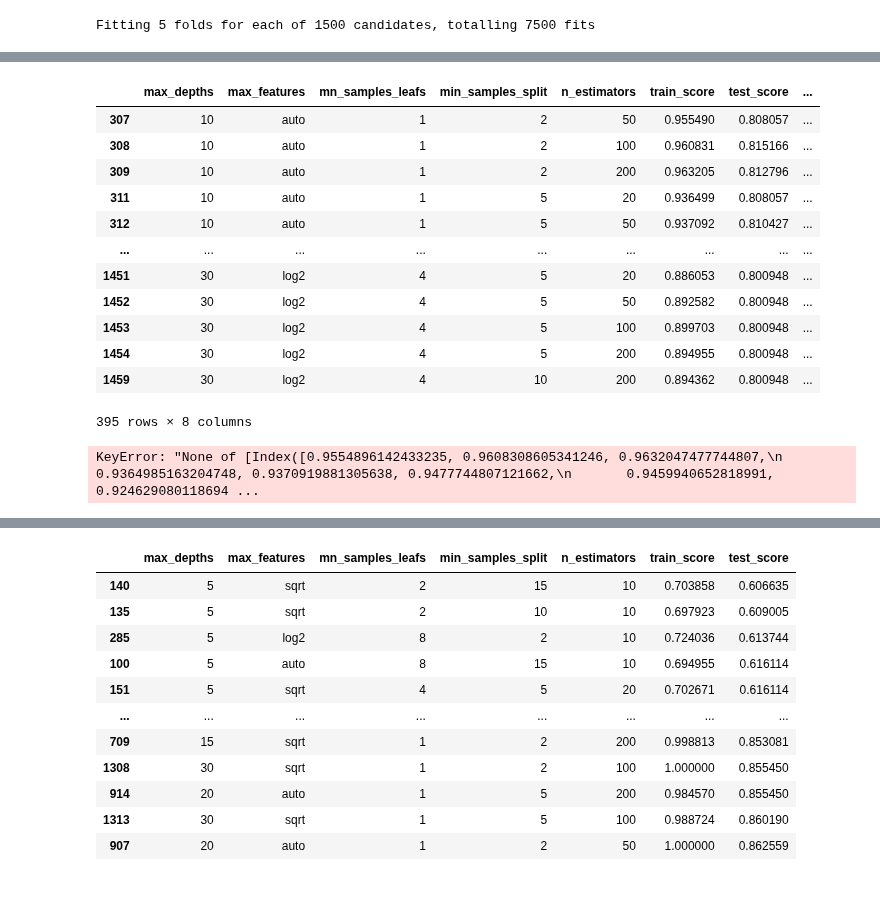
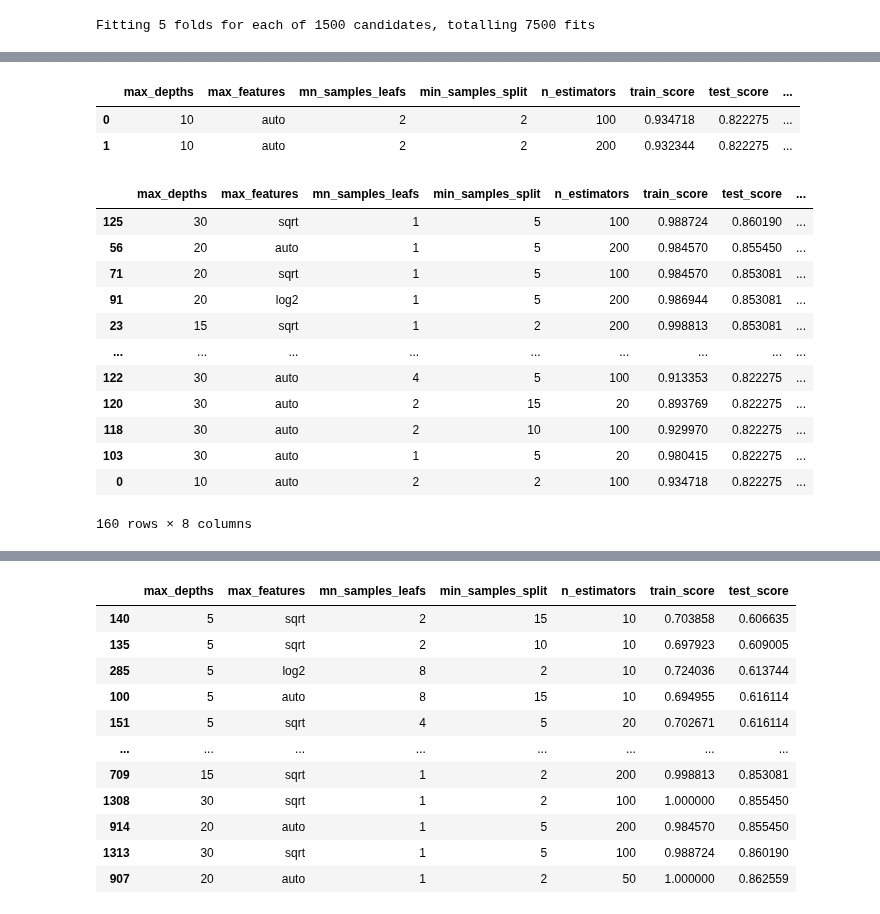
Before and after one commit to shekharbiswas/Obesity, a Jupyter notebook: Visuals.ipynb, the cells around one changed output, grey strips where cells are left out. Drawn from its saved outputs; the diff is of its cells as text; code cells hidden in the pictures.

```diff
--- a/Visuals.ipynb
+++ b/Visuals.ipynb
@@ -349,22 +349,24 @@ df_rf1
-# %%
-df_rf
-# %% [output]
-|  | max_depths | max_features | mn_samples_leafs | min_samples_split | n_estimators | train_score | test_score | ... |
-| 307 | 10 | auto | 1 | 2 | 50 | 0.955490 | 0.808057 | ... |
-| 308 | 10 | auto | 1 | 2 | 100 | 0.960831 | 0.815166 | ... |
-| 309 | 10 | auto | 1 | 2 | 200 | 0.963205 | 0.812796 | ... |
-| 311 | 10 | auto | 1 | 5 | 20 | 0.936499 | 0.808057 | ... |
-| 312 | 10 | auto | 1 | 5 | 50 | 0.937092 | 0.810427 | ... |
-| ... | ... | ... | ... | ... | ... | ... | ... | ... |
-| 1451 | 30 | log2 | 4 | 5 | 20 | 0.886053 | 0.800948 | ... |
-| 1452 | 30 | log2 | 4 | 5 | 50 | 0.892582 | 0.800948 | ... |
-| 1453 | 30 | log2 | 4 | 5 | 100 | 0.899703 | 0.800948 | ... |
-| 1454 | 30 | log2 | 4 | 5 | 200 | 0.894955 | 0.800948 | ... |
-| 1459 | 30 | log2 | 4 | 10 | 200 | 0.894362 | 0.800948 | ... |
-395 rows × 8 columns
-# %%
-df_rf1 = df_rf1[df_rf1['value'] ]
-# %% [output]
-KeyError: "None of [Index([0.9554896142433235, 0.9608308605341246, 0.9632047477744807,\n       0.9364985163204748, 0.9370919881305638, 0.9477744807121662,\n       0.9459940652818991, 0.924629080118694 ...
 # %%
 px.scatter(df_rf1, x = 'index', y = 'value', color= 'variable')
+# %%
+df_rf.head(2)
+# %% [output]
+|  | max_depths | max_features | mn_samples_leafs | min_samples_split | n_estimators | train_score | test_score | ... |
+| 0 | 10 | auto | 2 | 2 | 100 | 0.934718 | 0.822275 | ... |
+| 1 | 10 | auto | 2 | 2 | 200 | 0.932344 | 0.822275 | ... |
+# %%
+df_rf.sort_values(by = 'test_score', ascending= False)
+# %% [output]
+|  | max_depths | max_features | mn_samples_leafs | min_samples_split | n_estimators | train_score | test_score | ... |
+| 125 | 30 | sqrt | 1 | 5 | 100 | 0.988724 | 0.860190 | ... |
+| 56 | 20 | auto | 1 | 5 | 200 | 0.984570 | 0.855450 | ... |
+| 71 | 20 | sqrt | 1 | 5 | 100 | 0.984570 | 0.853081 | ... |
+| 91 | 20 | log2 | 1 | 5 | 200 | 0.986944 | 0.853081 | ... |
+| 23 | 15 | sqrt | 1 | 2 | 200 | 0.998813 | 0.853081 | ... |
+| ... | ... | ... | ... | ... | ... | ... | ... | ... |
+| 122 | 30 | auto | 4 | 5 | 100 | 0.913353 | 0.822275 | ... |
+| 120 | 30 | auto | 2 | 15 | 20 | 0.893769 | 0.822275 | ... |
+| 118 | 30 | auto | 2 | 10 | 100 | 0.929970 | 0.822275 | ... |
+| 103 | 30 | auto | 1 | 5 | 20 | 0.980415 | 0.822275 | ... |
+| 0 | 10 | auto | 2 | 2 | 100 | 0.934718 | 0.822275 | ... |
+160 rows × 8 columns
```
Also changed, not shown: parts of 2 cells of this notebook.
